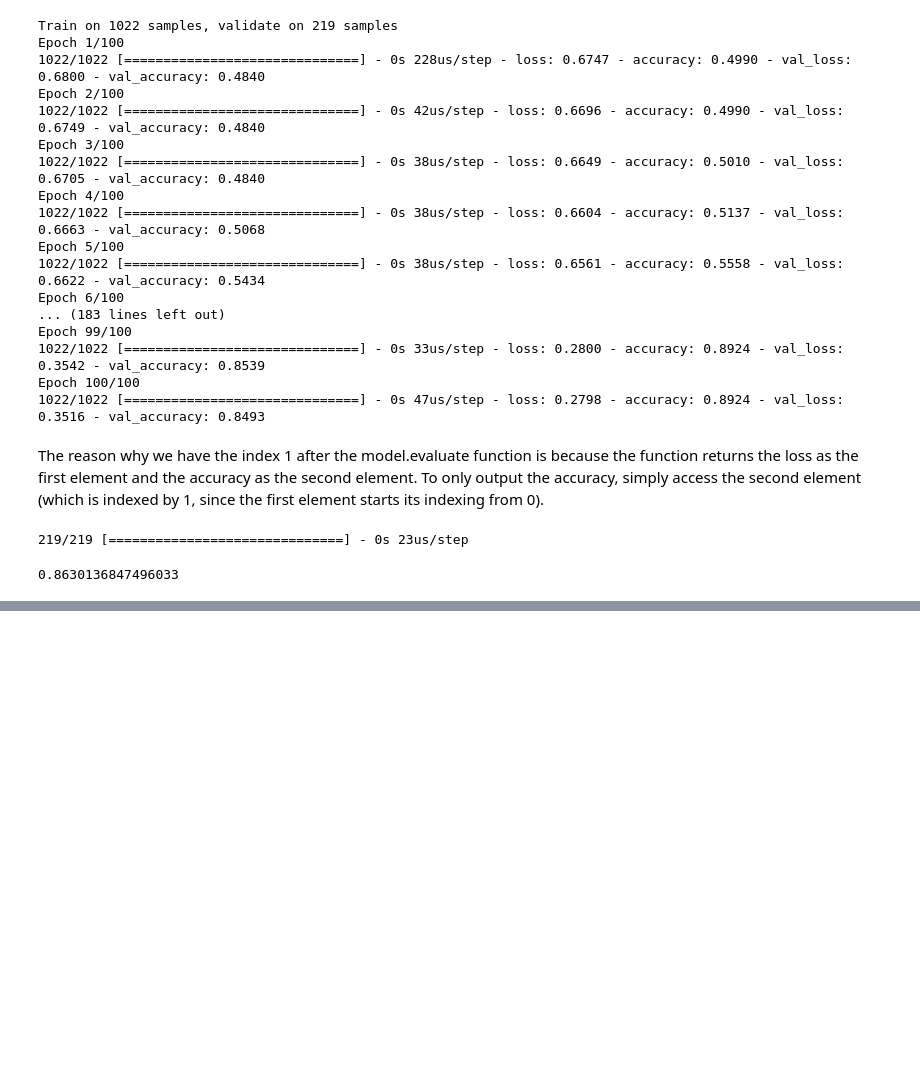
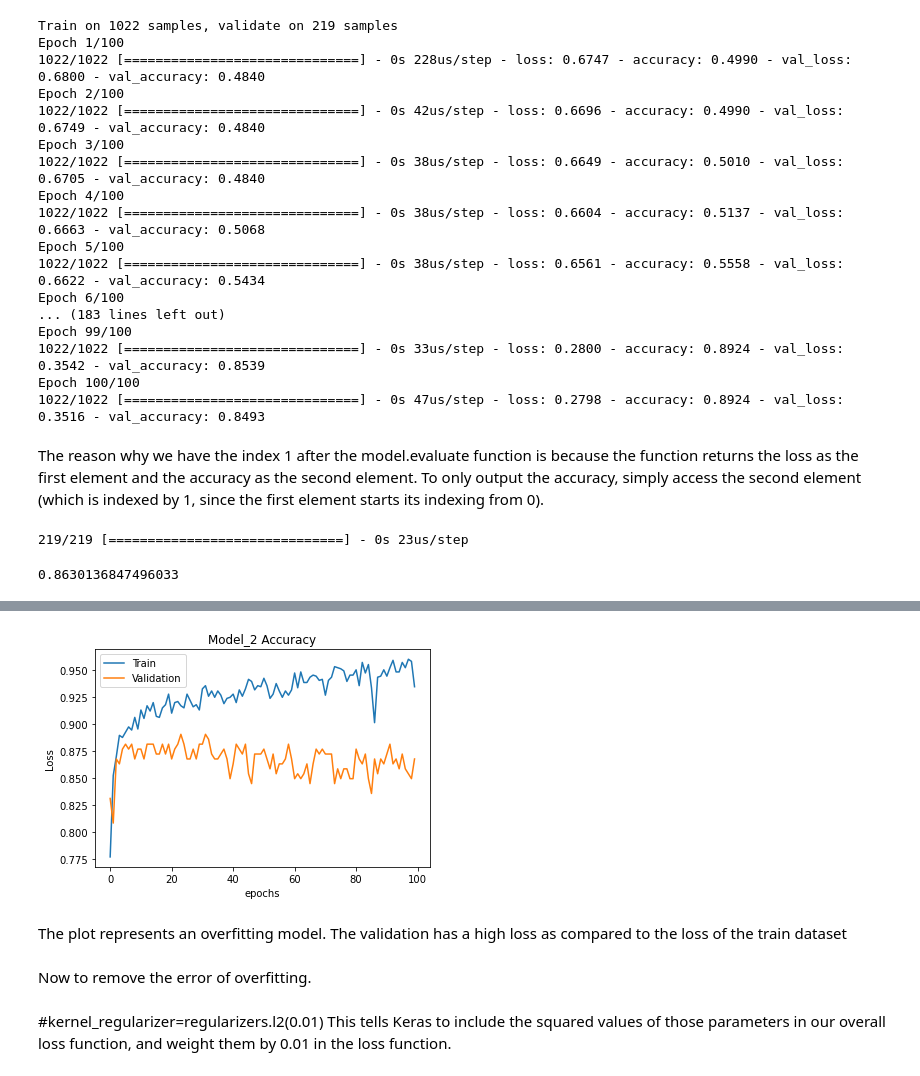
Before and after one commit to sayanroychowdhury07/Neural-Network-Using-Keras, a Jupyter notebook: First Neural Network with Keras.ipynb, the cells around one changed output, grey strips where cells are left out. Cells and saved outputs as stored; diff of their text form; code cells hidden in the pictures; blank space fills up the shorter version.

```diff
--- a/First Neural Network with Keras.ipynb
+++ b/First Neural Network with Keras.ipynb
@@ -134,0 +205,14 @@ model.evaluate(X_test, Y_test)[1]
+# %%
+plt.plot(hist_2.history['accuracy'])
+plt.plot(hist_2.history['val_accuracy'])
+plt.title('Model_2 Accuracy')
+plt.xlabel('epochs')
+plt.ylabel('Loss')
+plt.legend(['Train','Validation'])
+plt.show()
+# %% [output]
+[figure, added]
+# %% [markdown]
+The plot represents an overfitting model. The validation has a high loss as compared to the loss of the train dataset
+# %% [markdown]
+Now to remove the error of overfitting.
@@ -134,0 +222,3 @@ model.evaluate(X_test, Y_test)[1]
+# %% [markdown]
+#kernel_regularizer=regularizers.l2(0.01)
+This tells Keras to include the squared values of those parameters in our overall loss function, and weight them by 0.01 in the loss function.
```
Also changed, not shown: parts of 16 cells of this notebook.
